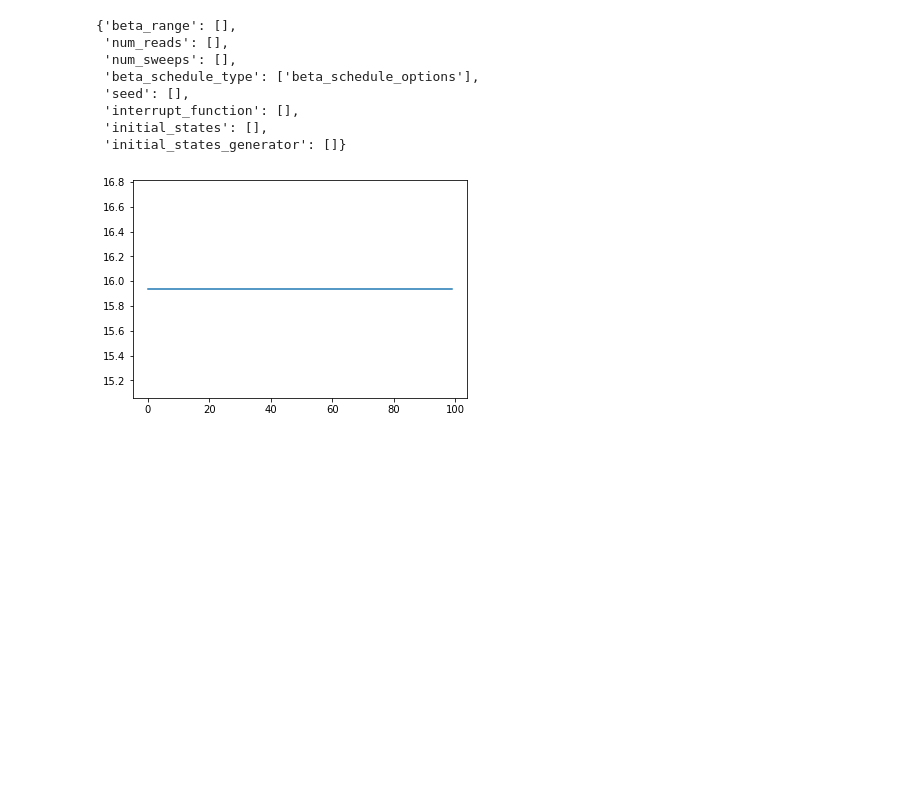
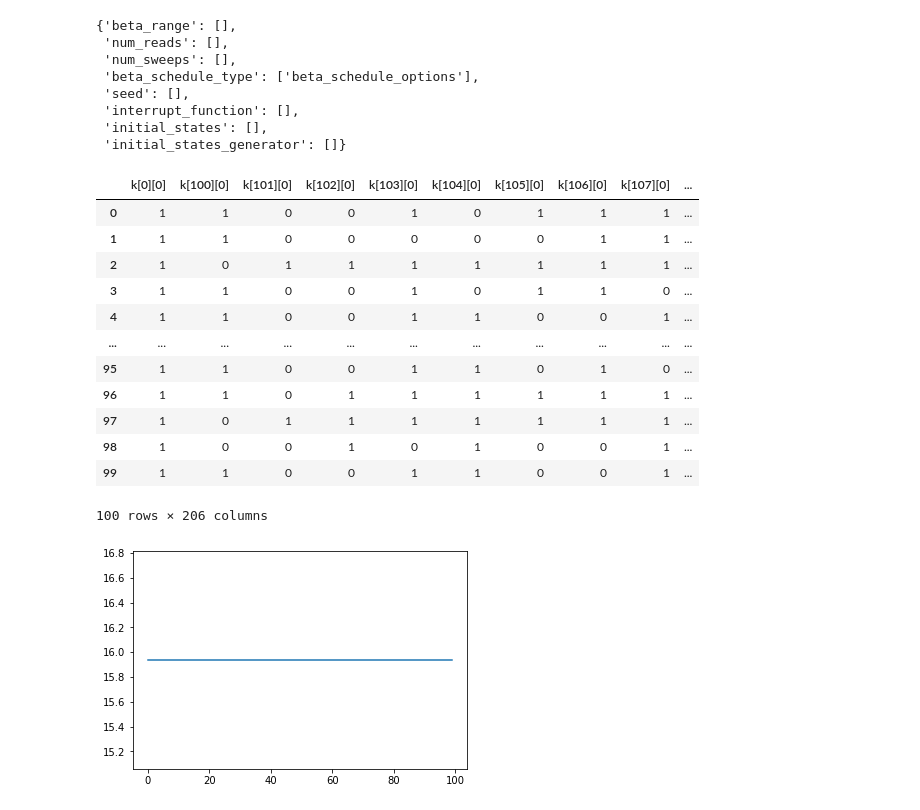
Before and after one commit to DBern97/Dwave-RAN-algs, a Jupyter notebook: Testing Max-norm.ipynb, the cells around one changed output. Saved outputs shown, nothing was run; the diff lists cells and outputs as text; code cells hidden in the pictures; blank space fills up the shorter version.

```diff
--- a/Testing Max-norm.ipynb
+++ b/Testing Max-norm.ipynb
@@ -534,9 +534,24 @@ sampler.parameters
 # %%
 sampleset = sampler.sample_qubo(problem_qubo[0], num_reads=100)
 
 samples = sampleset.samples()
 
 data = sampleset.to_pandas_dataframe()
+data
+# %% [output]
+|  | k[0][0] | k[100][0] | k[101][0] | k[102][0] | k[103][0] | k[104][0] | k[105][0] | k[106][0] | k[107][0] | ... |
+| 0 | 1 | 1 | 0 | 0 | 1 | 0 | 1 | 1 | 1 | ... |
+| 1 | 1 | 1 | 0 | 0 | 0 | 0 | 0 | 1 | 1 | ... |
+| 2 | 1 | 0 | 1 | 1 | 1 | 1 | 1 | 1 | 1 | ... |
+| 3 | 1 | 1 | 0 | 0 | 1 | 0 | 1 | 1 | 0 | ... |
+| 4 | 1 | 1 | 0 | 0 | 1 | 1 | 0 | 0 | 1 | ... |
+| ... | ... | ... | ... | ... | ... | ... | ... | ... | ... | ... |
+| 95 | 1 | 1 | 0 | 0 | 1 | 1 | 0 | 1 | 0 | ... |
+| 96 | 1 | 1 | 0 | 1 | 1 | 1 | 1 | 1 | 1 | ... |
+| 97 | 1 | 0 | 1 | 1 | 1 | 1 | 1 | 1 | 1 | ... |
+| 98 | 1 | 0 | 0 | 1 | 0 | 1 | 0 | 0 | 1 | ... |
+| 99 | 1 | 1 | 0 | 0 | 1 | 1 | 0 | 0 | 1 | ... |
+100 rows × 206 columns
 # %%
 allmus = np.zeros(len(samples))
 for i in range(len(allmus)):
```
Also changed, not shown: parts of 24 cells of this notebook, 1 other file.
